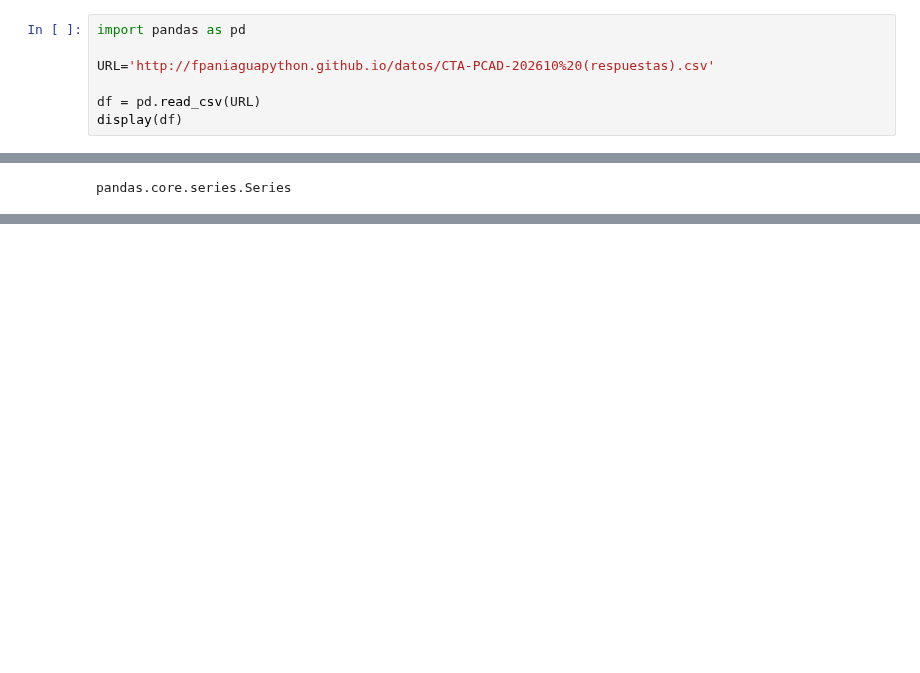
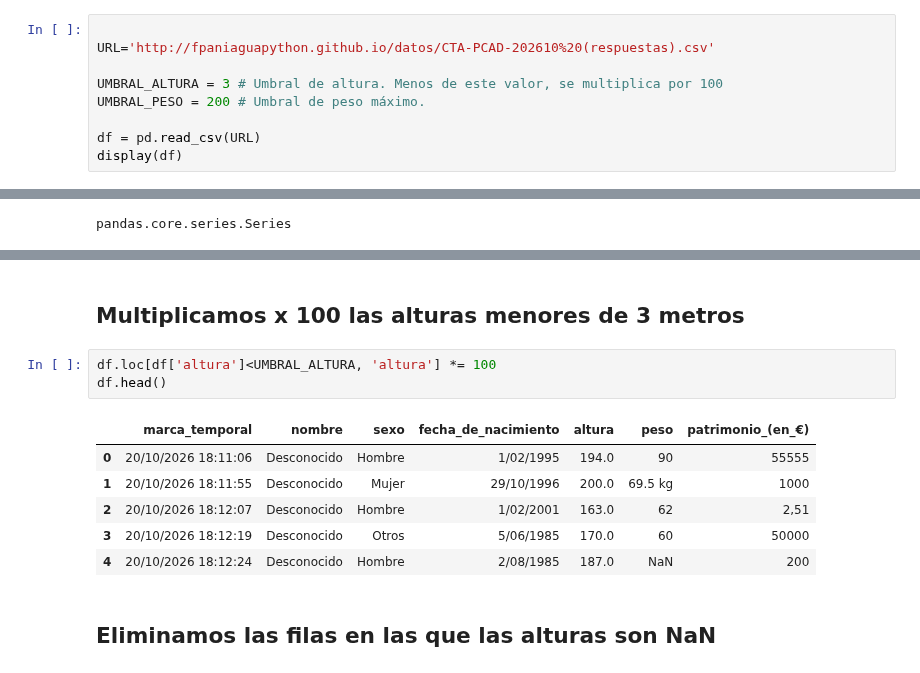
Before and after one commit to fpaniaguapython/INAEM_202610_PCAD_EJERCICIOS, a Jupyter notebook: CTA_PCAD_202610_Ejercicio_01.ipynb, the cells around one changed output, grey strips where cells are left out. Cells and saved outputs as stored; diff of their text form; blank space fills up the shorter version.

```diff
--- a/CTA_PCAD_202610_Ejercicio_01.ipynb
+++ b/CTA_PCAD_202610_Ejercicio_01.ipynb
@@ -3,8 +33,10 @@
 # %%
-import pandas as pd
 
 URL='http://fpaniaguapython.github.io/datos/CTA-PCAD-202610%20(respuestas).csv'
 
+UMBRAL_ALTURA = 3 # Umbral de altura. Menos de este valor, se multiplica por 100
+UMBRAL_PESO = 200 # Umbral de peso máximo.
+
 df = pd.read_csv(URL)
 display(df)
 # %% [output]
@@ -102,0 +157,14 @@ display(df_copia.head())
+# %% [markdown]
+## Multiplicamos x 100 las alturas menores de 3 metros
+# %%
+df.loc[df['altura']<UMBRAL_ALTURA, 'altura'] *= 100
+df.head()
+# %% [output]
+|  | marca_temporal | nombre | sexo | fecha_de_nacimiento | altura | peso | patrimonio_(en_€) |
+| 0 | 20/10/2026 18:11:06 | Desconocido | Hombre | 1/02/1995 | 194.0 | 90 | 55555 |
+| 1 | 20/10/2026 18:11:55 | Desconocido | Mujer | 29/10/1996 | 200.0 | 69.5 kg | 1000 |
+| 2 | 20/10/2026 18:12:07 | Desconocido | Hombre | 1/02/2001 | 163.0 | 62 | 2,51 |
+| 3 | 20/10/2026 18:12:19 | Desconocido | Otros | 5/06/1985 | 170.0 | 60 | 50000 |
+| 4 | 20/10/2026 18:12:24 | Desconocido | Hombre | 2/08/1985 | 187.0 | NaN | 200 |
+# %% [markdown]
+## Eliminamos las filas en las que las alturas son NaN
```
Also changed, not shown: parts of 20 cells of this notebook, 2 other files.
